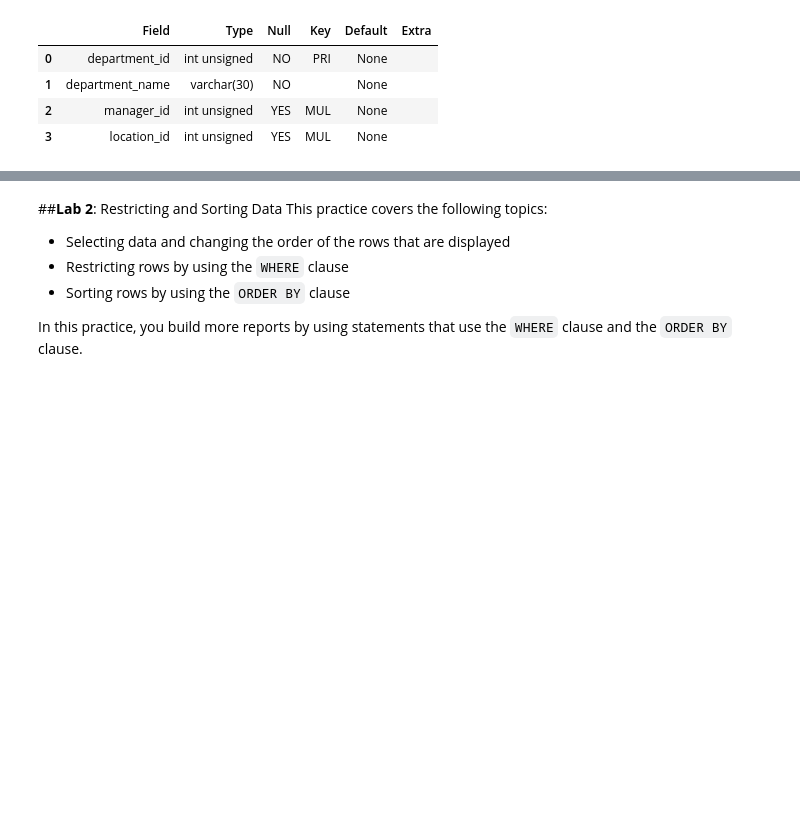
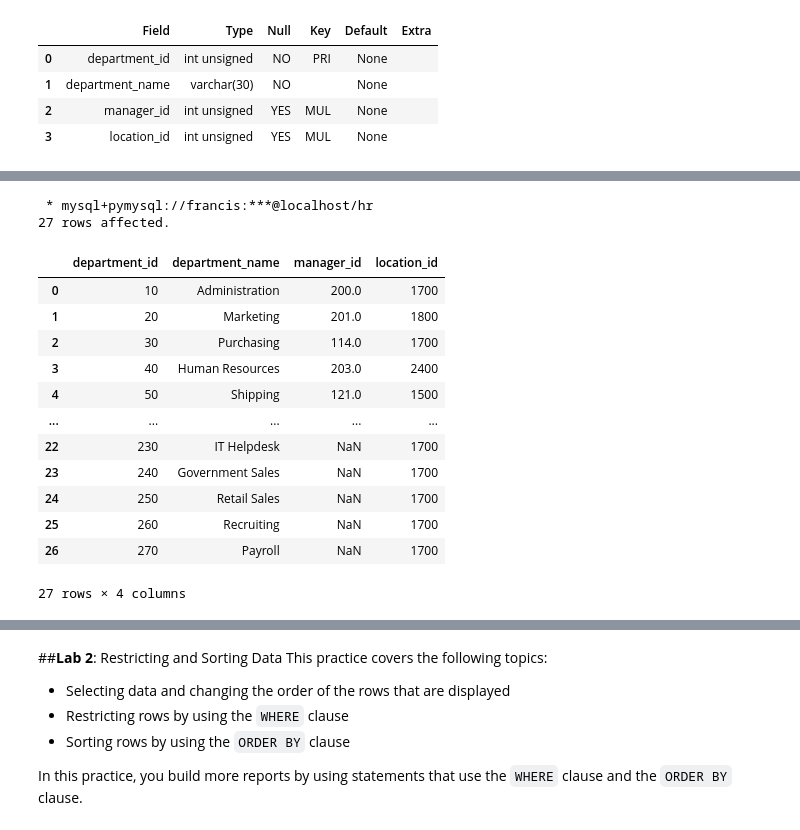
Before and after one commit to yugentan/googleCollab, a Jupyter notebook: MySQL Hand-On Lab.ipynb, the cells around one changed output, grey strips where cells are left out. Cells and saved outputs as stored; diff of their text form; code cells hidden in the pictures; blank space fills up the shorter version.

```diff
--- a/MySQL Hand-On Lab.ipynb
+++ b/MySQL Hand-On Lab.ipynb
@@ -199,6 +199,24 @@ FROM departments;
 # %%
 %%sql
 # Insert Your Code Here
+SELECT *
+FROM departments;
+# %% [output]
+ * mysql+pymysql://francis:***@localhost/hr
+27 rows affected.
+|  | department_id | department_name | manager_id | location_id |
+| 0 | 10 | Administration | 200.0 | 1700 |
+| 1 | 20 | Marketing | 201.0 | 1800 |
+| 2 | 30 | Purchasing | 114.0 | 1700 |
+| 3 | 40 | Human Resources | 203.0 | 2400 |
+| 4 | 50 | Shipping | 121.0 | 1500 |
+| ... | ... | ... | ... | ... |
+| 22 | 230 | IT Helpdesk | NaN | 1700 |
+| 23 | 240 | Government Sales | NaN | 1700 |
+| 24 | 250 | Retail Sales | NaN | 1700 |
+| 25 | 260 | Recruiting | NaN | 1700 |
+| 26 | 270 | Payroll | NaN | 1700 |
+27 rows × 4 columns
 # %% [markdown]
 **Task 1.5** Your task is to determine the structure of the <code>employees</code> table and its contents.
 
```
Also changed, not shown: parts of 4 cells of this notebook.
